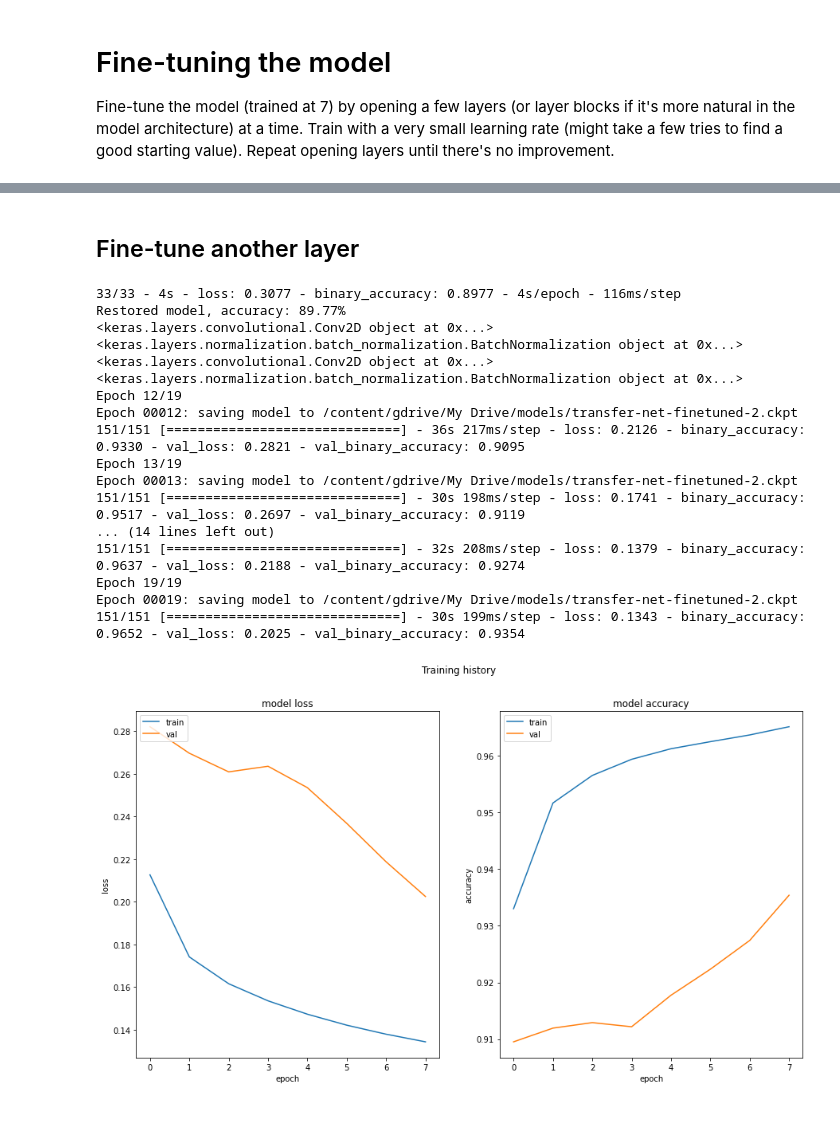
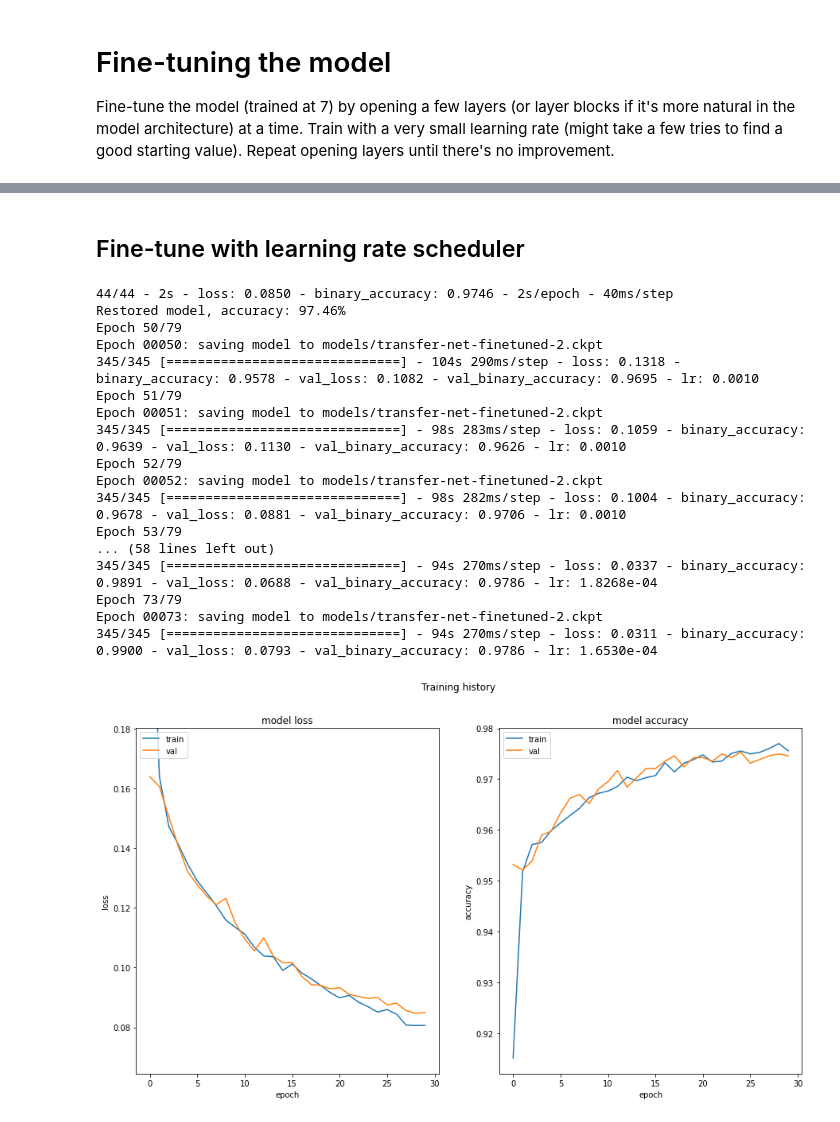
Before and after one commit to oskarikerppo/transfer-learning, a Jupyter notebook: deep_learning_project_work.ipynb, the cells around one changed output, grey strips where cells are left out. Cells and saved outputs as stored; diff of their text form; code cells hidden in the pictures.

```diff
--- a/deep_learning_project_work.ipynb
+++ b/deep_learning_project_work.ipynb
@@ -71,3 +71,5 @@ IMAGE_SIZE = [224, 224]
     with_info=True,
     as_supervised=True,
 )
+# %%
+fig = tfds.show_examples(train_ds, metadata)
@@ -119,7 +123,7 @@ resize_and_rescale = tf.keras.Sequential([
   #Rescaling(1./255)
 ])
 
-batch_size = 128
+batch_size = 64
 AUTOTUNE = tf.data.AUTOTUNE
 
 def prepare(ds, shuffle=False, augment=False):
@@ -255,6 +258,7 @@ def plot_training_metrics(history):
   ax1.set_ylabel('loss')
   ax1.set_xlabel('epoch')
   ax1.legend(['train', 'val'], loc='upper left')
+  ax1.set_ylim(min(history.history['loss'])*0.8, max(history.history['val_loss'])*1.1)
 
   ax2.plot(history.history['binary_accuracy'])
   ax2.plot(history.history['val_binary_accuracy'])
@@ -308,12 +312,12 @@ for layer in base_model.layers:
   layer.trainable = False
 
 # freeze the base model layers
-for layer in base_model.layers[1:3]: # Train the first convolutional layer
+for layer in base_model.layers: # Here you could fine tune the model layer by layer, we will try whole model
   print(layer)
   layer.trainable = True
 
 adam = tf.keras.optimizers.Adam(
-    learning_rate=0.00001, beta_1=0.9, beta_2=0.999, epsilon=1e-07, amsgrad=False)
+    learning_rate=1e-5, beta_1=0.9, beta_2=0.999, epsilon=1e-07, amsgrad=False)
 
 model.compile(optimizer=adam,
               loss='binary_crossentropy',
@@ -330,7 +334,7 @@ cp_callback = tf.keras.callbacks.ModelCheckpoint(filepath=ft_checkpoint_path,
 callbacks = [tf.keras.callbacks.EarlyStopping(monitor='val_loss', patience=3, restore_best_weights=True), cp_callback]
 
 fine_tune_epochs = 30
-total_epochs =  23 + 30#history.epoch[-1] + fine_tune_epochs
+total_epochs =  history.epoch[-1] + fine_tune_epochs
 
 history_fine = model.fit(train_ds,
                          epochs=total_epochs,
@@ -377,71 +370,79 @@ NameError: name 'plot_training_metrics' is not defined
 # %% [markdown]
-## Fine-tune another layer
+## Fine-tune with learning rate scheduler
 # %%
+# Exponential decay after certain number of epochs
+def scheduler(epoch, lr):
+  if epoch < 55:
+    return lr
+  else:
+    return lr * tf.math.exp(-0.1)
+
+lr_callback = tf.keras.callbacks.LearningRateScheduler(scheduler)
+
 # Loads the weights from previous checkpoint
 model.load_weights(ft_checkpoint_path)
 
 # Re-evaluate the model
-loss, acc = model.evaluate(padded_test_ds, verbose=2)
+loss, acc = model.evaluate(val_ds, verbose=2)
 print("Restored model, accuracy: {:5.2f}%".format(100 * acc))
 
 # Re-freeze all base model layers
 for layer in base_model.layers:
   layer.trainable = False
 
-# Open up some layers from base model
-for layer in base_model.layers[17:21]:
-  print(layer)
+# Open up all layers of the base model
+for layer in base_model.layers:
   layer.trainable = True
 
 # Explicitly define optimizer with low learning rate
 adam = tf.keras.optimizers.Adam(
-    learning_rate=0.00005, beta_1=0.9, beta_2=0.999, epsilon=1e-07, amsgrad=False)
+    learning_rate=1e-03, beta_1=0.9, beta_2=0.999, epsilon=1e-07, amsgrad=False)
 
 # Re-compile model
 model.compile(optimizer=adam,
               loss='binary_crossentropy',
               metrics=tf.keras.metrics.BinaryAccuracy())
 
 # Define new path to save weights
-ft_checkpoint_path_2 = "/content/gdrive/My Drive/models/transfer-net-finetuned-2.ckpt"
+ft_checkpoint_path_2 = "models/transfer-net-finetuned-2.ckpt"
 ft_checkpoint_dir_2 = os.path.dirname(ft_checkpoint_path_2)
 
 # Create a callback that saves the model's weights
 cp_callback = tf.keras.callbacks.ModelCheckpoint(filepath=ft_checkpoint_path_2,
                                                  save_weights_only=True,
                                                  verbose=1)
 # Define callbacks for training
-callbacks = [tf.keras.callbacks.EarlyStopping(monitor='val_loss', patience=3, restore_best_weights=True), cp_callback]
+callbacks = [tf.keras.callbacks.EarlyStopping(monitor='val_loss', patience=5, restore_best_weights=True), cp_callback, lr_callback]
 
 fine_tune_epochs = 30
 total_epochs = history_fine.epoch[-1] + fine_tune_epochs
 
-history_fine_2 = model.fit(padded_train_ds,
+history_fine_2 = model.fit(train_ds,
                          epochs=total_epochs,
                          initial_epoch=total_epochs - fine_tune_epochs,
-                         validation_data=padded_val_ds,
+                         validation_data=val_ds,
                          callbacks=callbacks)
 
 plot_training_metrics(history_fine)
 # Re-evaluate the model
-loss, acc = model.evaluate(padded_test_ds, verbose=2)
+loss, acc = model.evaluate(val_ds, verbose=2)
 print("Fine-tuned model, accuracy: {:5.2f}%".format(100 * acc))
 # %% [output]
-33/33 - 4s - loss: 0.3077 - binary_accuracy: 0.8977 - 4s/epoch - 116ms/step
-Restored model, accuracy: 89.77%
-<keras.layers.convolutional.Conv2D object at 0x...>
-<keras.layers.normalization.batch_normalization.BatchNormalization object at 0x...>
-<keras.layers.convolutional.Conv2D object at 0x...>
-<keras.layers.normalization.batch_normalization.BatchNormalization object at 0x...>
-Epoch 12/19
-Epoch 00012: saving model to /content/gdrive/My Drive/models/transfer-net-finetuned-2.ckpt
-151/151 [==============================] - 36s 217ms/step - loss: 0.2126 - binary_accuracy: 0.9330 - val_loss: 0.2821 - val_binary_accuracy: 0.9095
-Epoch 13/19
-Epoch 00013: saving model to /content/gdrive/My Drive/models/transfer-net-finetuned-2.ckpt
-151/151 [==============================] - 30s 198ms/step - loss: 0.1741 - binary_accuracy: 0.9517 - val_loss: 0.2697 - val_binary_accuracy: 0.9119
-... (14 lines left out)
-151/151 [==============================] - 32s 208ms/step - loss: 0.1379 - binary_accuracy: 0.9637 - val_loss: 0.2188 - val_binary_accuracy: 0.9274
-Epoch 19/19
-Epoch 00019: saving model to /content/gdrive/My Drive/models/transfer-net-finetuned-2.ckpt
-151/151 [==============================] - 30s 199ms/step - loss: 0.1343 - binary_accuracy: 0.9652 - val_loss: 0.2025 - val_binary_accuracy: 0.9354
+44/44 - 2s - loss: 0.0850 - binary_accuracy: 0.9746 - 2s/epoch - 40ms/step
+Restored model, accuracy: 97.46%
+Epoch 50/79
+Epoch 00050: saving model to models/transfer-net-finetuned-2.ckpt
+345/345 [==============================] - 104s 290ms/step - loss: 0.1318 - binary_accuracy: 0.9578 - val_loss: 0.1082 - val_binary_accuracy: 0.9695 - lr: 0.0010
+Epoch 51/79
+Epoch 00051: saving model to models/transfer-net-finetuned-2.ckpt
+345/345 [==============================] - 98s 283ms/step - loss: 0.1059 - binary_accuracy: 0.9639 - val_loss: 0.1130 - val_binary_accuracy: 0.9626 - lr: 0.0010
+Epoch 52/79
+Epoch 00052: saving model to models/transfer-net-finetuned-2.ckpt
+345/345 [==============================] - 98s 282ms/step - loss: 0.1004 - binary_accuracy: 0.9678 - val_loss: 0.0881 - val_binary_accuracy: 0.9706 - lr: 0.0010
+Epoch 53/79
+... (58 lines left out)
+345/345 [==============================] - 94s 270ms/step - loss: 0.0337 - binary_accuracy: 0.9891 - val_loss: 0.0688 - val_binary_accuracy: 0.9786 - lr: 1.8268e-04
+Epoch 73/79
+Epoch 00073: saving model to models/transfer-net-finetuned-2.ckpt
+345/345 [==============================] - 94s 270ms/step - loss: 0.0311 - binary_accuracy: 0.9900 - val_loss: 0.0793 - val_binary_accuracy: 0.9786 - lr: 1.6530e-04
-[figure, old version]
+[figure, new version]
```
Also changed, not shown: parts of 18 cells of this notebook, 5 other files.
